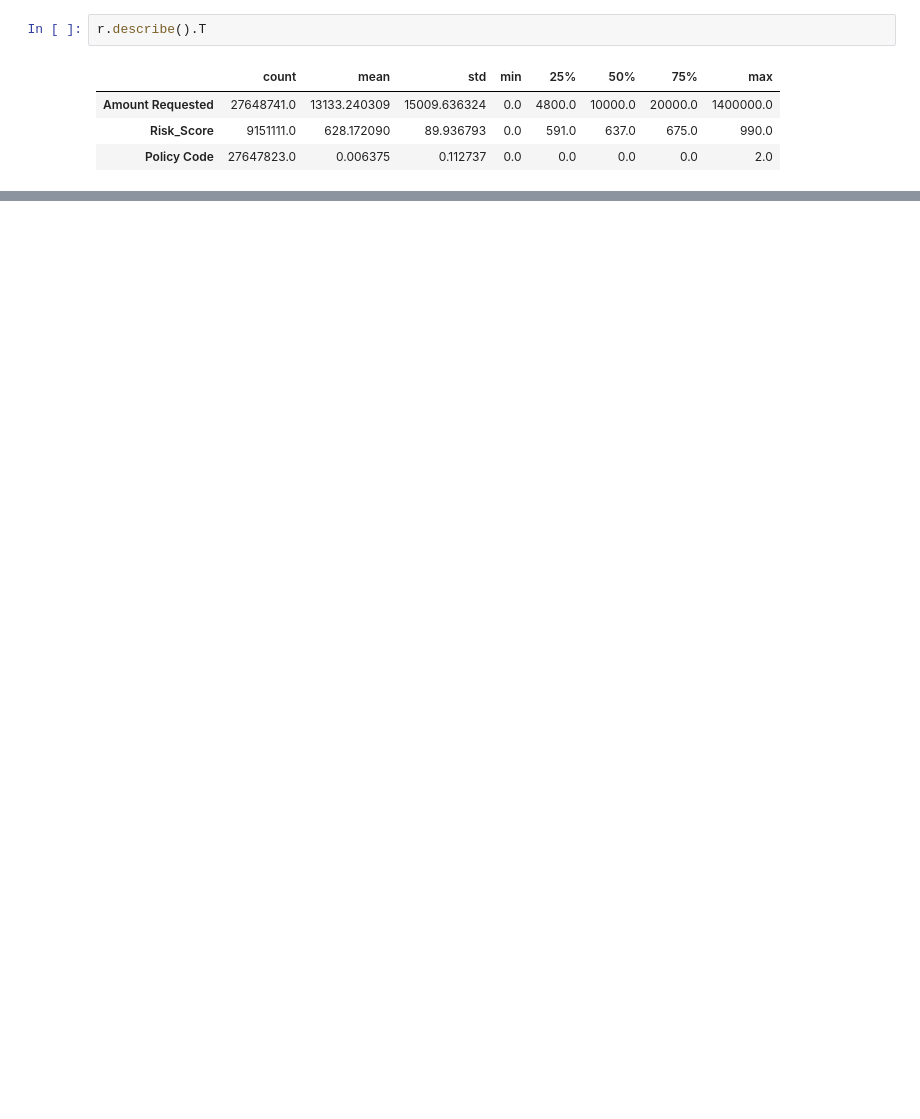
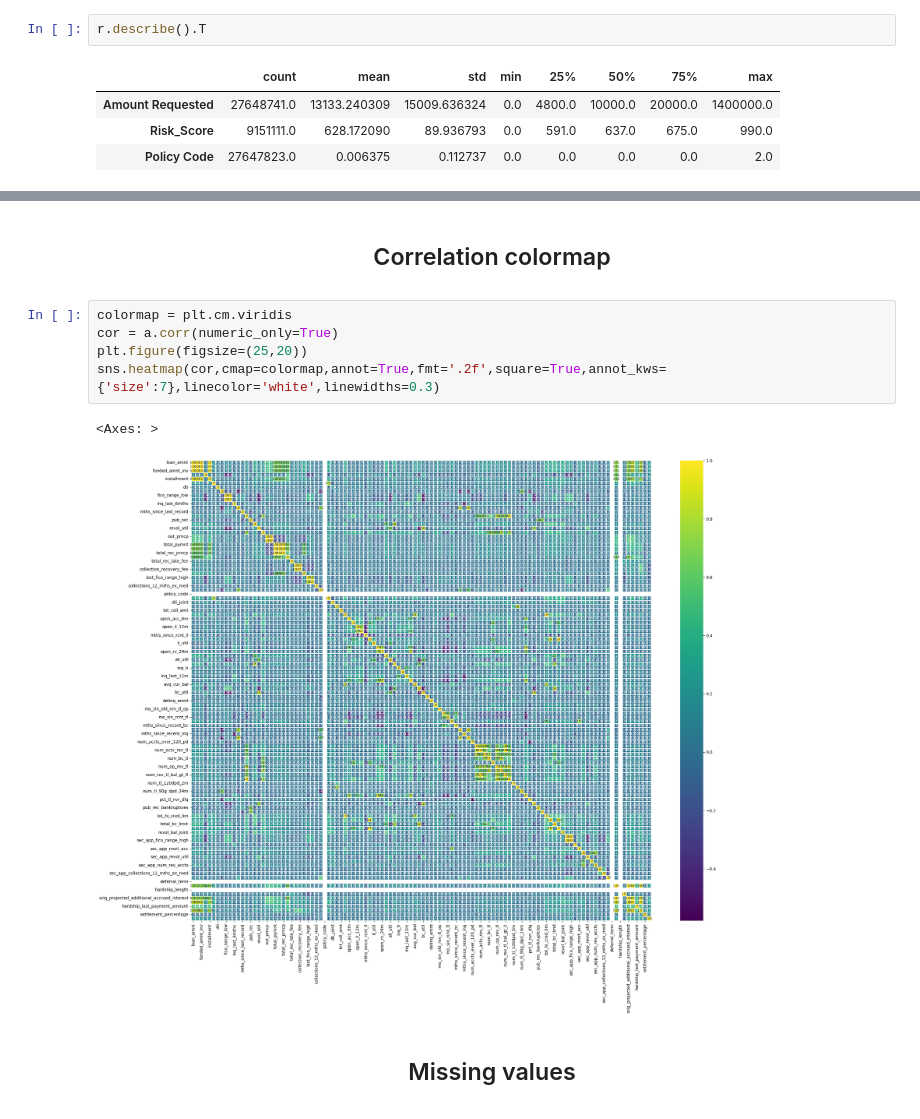
Before and after one commit to nadirg2/predict-loan, a Jupyter notebook: main.ipynb, the cells around one changed output, grey strips where cells are left out. Saved outputs shown, nothing was run; the diff lists cells and outputs as text; blank space fills up the shorter version.

```diff
--- a/main.ipynb
+++ b/main.ipynb
@@ -46,0 +292,12 @@ r.describe().T
+# %% [markdown]
+<center><h2>Correlation colormap</h2></center>
+# %%
+colormap = plt.cm.viridis
+cor = a.corr(numeric_only=True)
+plt.figure(figsize=(25,20))
+sns.heatmap(cor,cmap=colormap,annot=True,fmt='.2f',square=True,annot_kws={'size':7},linecolor='white',linewidths=0.3)
+# %% [output]
+<Axes: >
+[figure, added]
+# %% [markdown]
+<center><h2>Missing values</h2></center>
```
Also changed, not shown: parts of 28 cells of this notebook.
